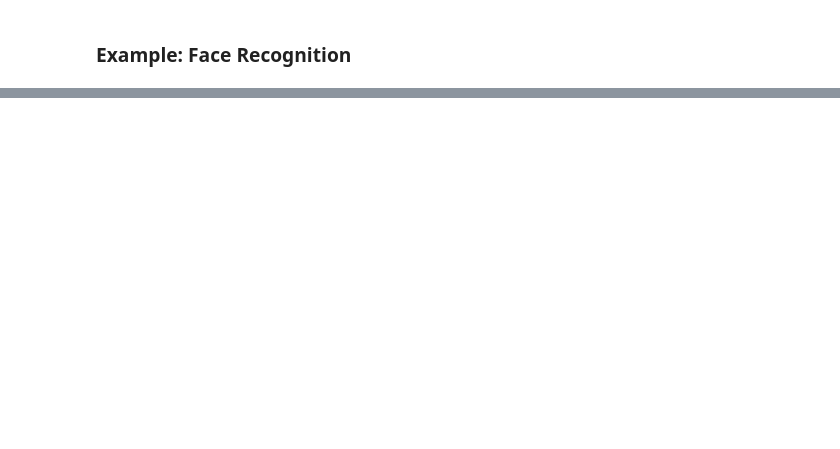
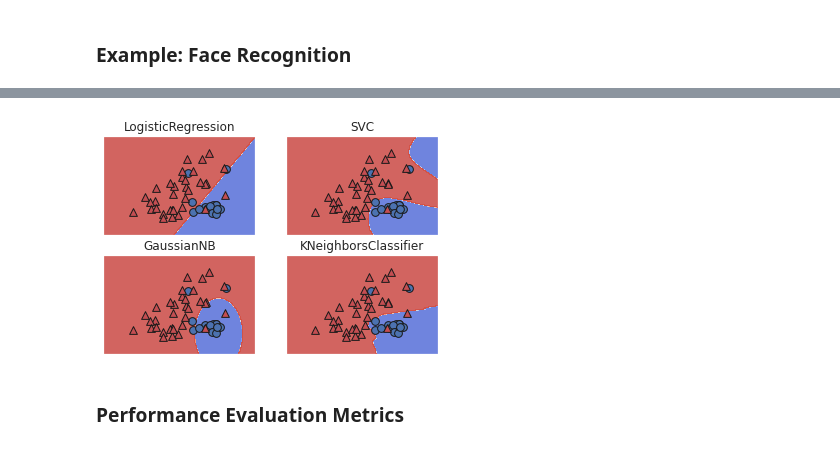
Before and after one commit to kovaxoid/python-analitika-2, a Jupyter notebook: 08_Strojno_ucenje_klasifikacija/08_Strojno_ucenje_klasifikacija_CLEAN.ipynb, the cells around one changed output, grey strips where cells are left out. Cells and saved outputs as stored; diff of their text form; code cells hidden in the pictures; blank space fills up the shorter version.

```diff
--- a/08_Strojno_ucenje_klasifikacija/08_Strojno_ucenje_klasifikacija_CLEAN.ipynb
+++ b/08_Strojno_ucenje_klasifikacija/08_Strojno_ucenje_klasifikacija_CLEAN.ipynb
@@ -475,0 +453,5 @@ plt.ylabel('predicted label');
+# %%
+X = iris.data
+y = iris.target
+df = pd.DataFrame(X, columns=iris.feature_names)
+df.head()
@@ -475,0 +470,6 @@ plt.ylabel('predicted label');
+# %%
+from sklearn.model_selection import train_test_split
+
+# Create arrays for the features and the response variable
+y = iris.target
+X = df.values
@@ -475,0 +580,25 @@ plt.ylabel('predicted label');
+# %%
+def plot_4_classifiers(X, y, clfs):
+    # Set-up 2x2 grid for plotting.
+    fig, sub = plt.subplots(2, 2)
+    plt.subplots_adjust(wspace=0.2, hspace=0.2)
+    for clf, ax, title in zip(clfs, sub.flatten(), ("LogisticRegression", "SVC", "GaussianNB", "KNeighborsClassifier")):
+        clf.fit(X, y)
+        plot_classifier(X, y, clf, ax, ticks=True)
+        ax.set_title(title)
+    plt.show()
+# %%
+# Define the classifiers
+classifiers = [LogisticRegression(), SVC(kernel='rbf', C=1E6), GaussianNB(), KNeighborsClassifier()]
+# %%
+# Fit the classifiers
+for c in classifiers:
+    c.fit(X,y)
+
+# Plot the classifiers
+plot_4_classifiers(X, y, classifiers)
+plt.show()
+# %% [output]
+[figure, added]
+# %% [markdown]
+### Performance Evaluation Metrics
```
Also changed, not shown: parts of 100 cells of this notebook, 7 other files.
